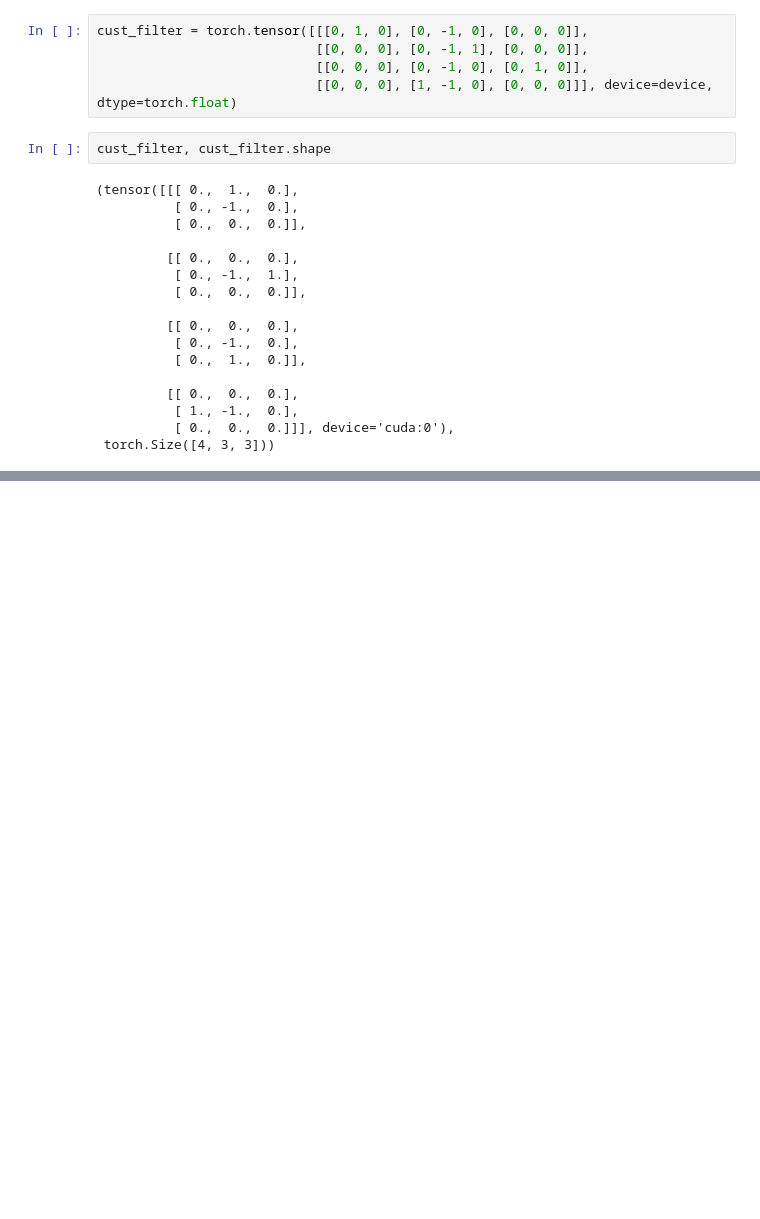
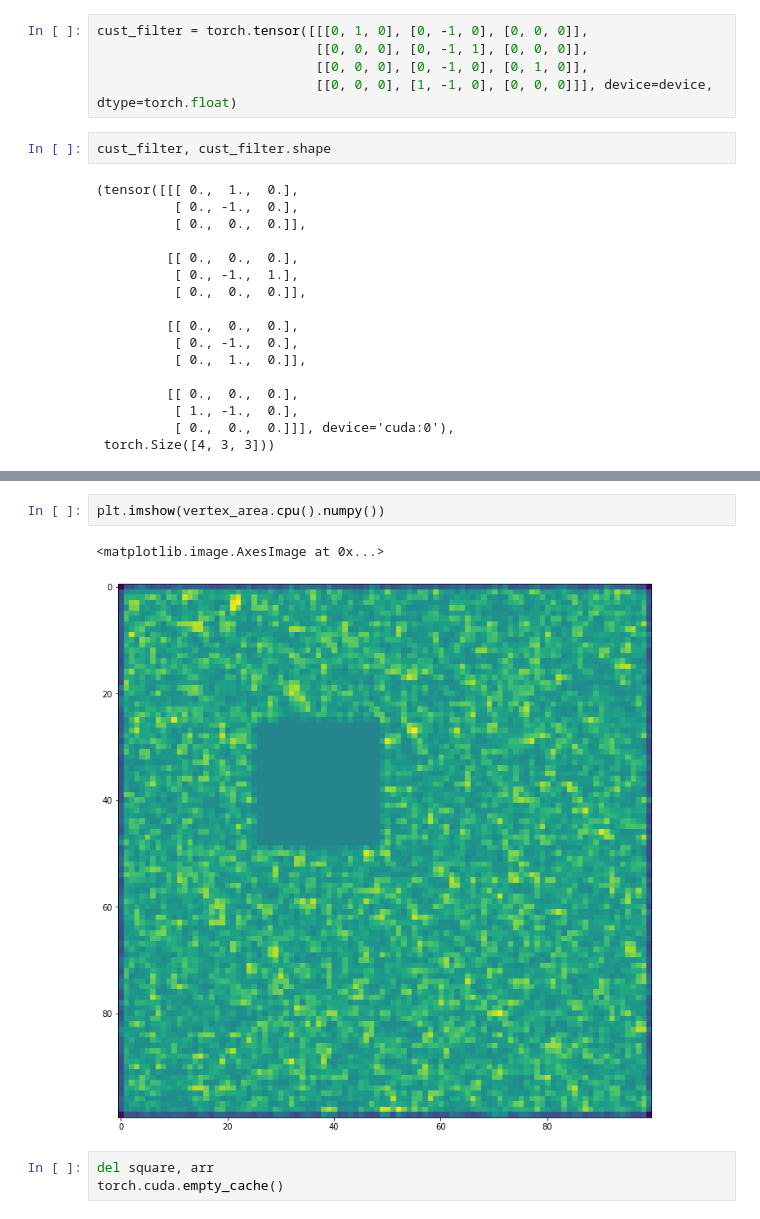
Before and after one commit to adelkaiarullin/shortest-path, a Jupyter notebook: heat.ipynb, the cells around one changed output, grey strips where cells are left out. Drawn from its saved outputs; the diff is of its cells as text; blank space fills up the shorter version.

```diff
--- a/heat.ipynb
+++ b/heat.ipynb
@@ -109,0 +135,8 @@ store, store.shape
+# %%
+plt.imshow(vertex_area.cpu().numpy())
+# %% [output]
+<matplotlib.image.AxesImage at 0x...>
+[figure, added]
+# %%
+del square, arr
+torch.cuda.empty_cache()
```
Also changed, not shown: parts of 13 cells of this notebook.
